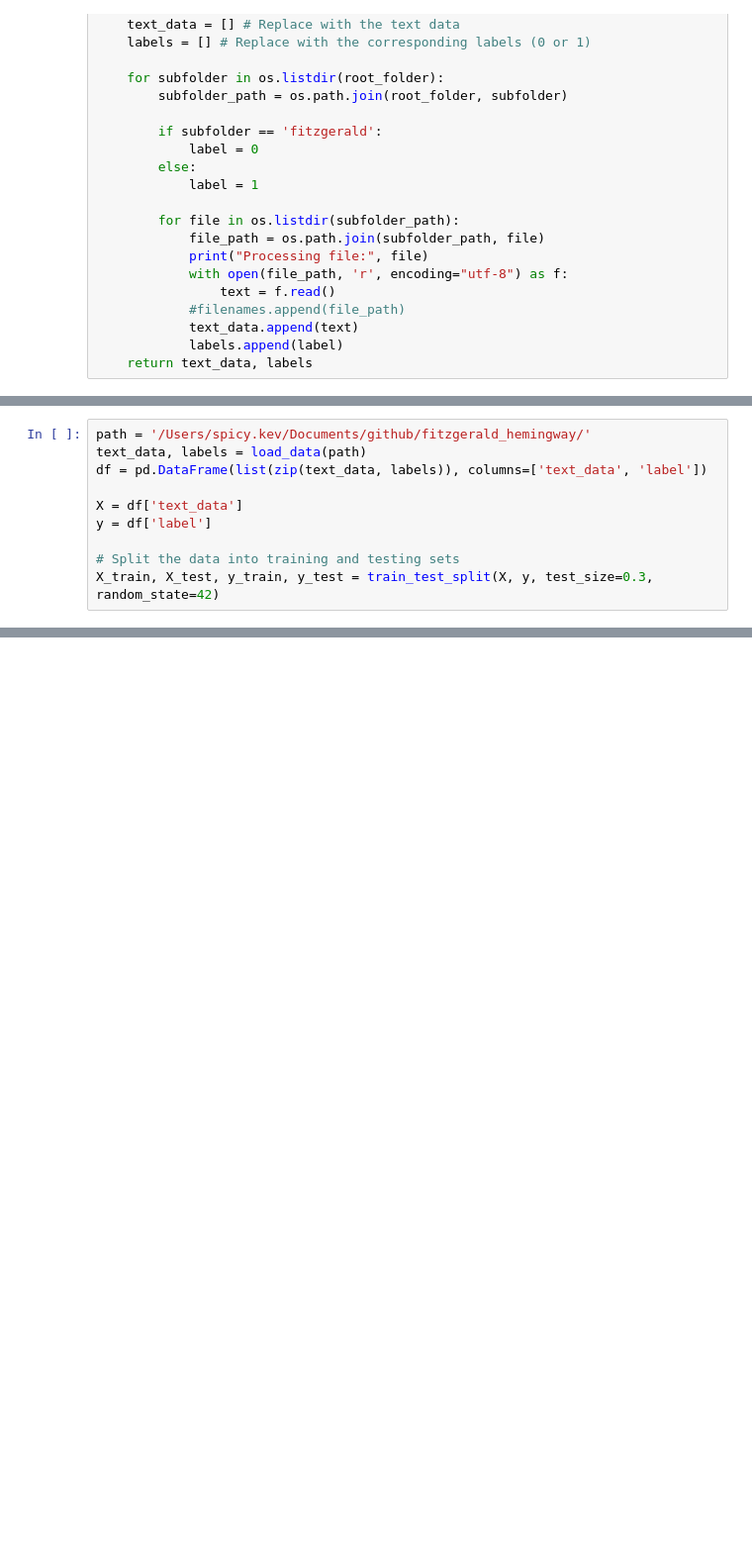
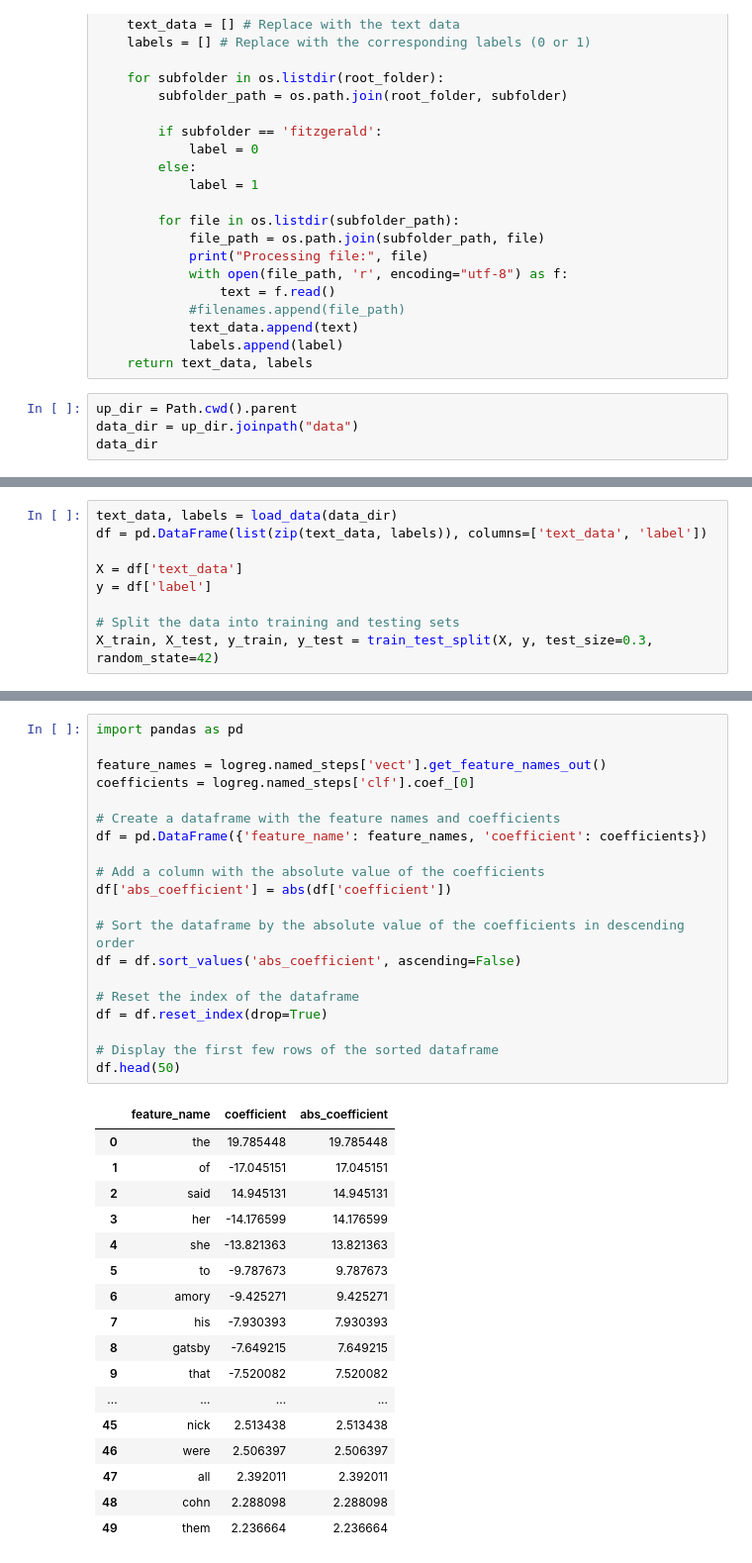
Before and after one commit to kspicer80/fitzgerald_hemingway, a Jupyter notebook: algorithms/logistic_regression.ipynb, the cells around one changed output, grey strips where cells are left out. Shown at 99% size. Saved outputs shown, nothing was run; the diff lists cells and outputs as text; blank space fills up the shorter version.

```diff
--- a/algorithms/logistic_regression.ipynb
+++ b/algorithms/logistic_regression.ipynb
@@ -35,3 +35,7 @@ def load_data(folder_path):
             text_data.append(text)
             labels.append(label)
     return text_data, labels
+# %%
+up_dir = Path.cwd().parent
+data_dir = up_dir.joinpath("data")
+data_dir
@@ -38,6 +44,5 @@ def load_data(folder_path):
 # %%
-path = '/Users/spicy.kev/Documents/github/fitzgerald_hemingway/'
-text_data, labels = load_data(path)
+text_data, labels = load_data(data_dir)
 df = pd.DataFrame(list(zip(text_data, labels)), columns=['text_data', 'label'])
 
 X = df['text_data']
@@ -80,0 +158,38 @@ print(X_train.columns)
+# %%
+import pandas as pd
+
+feature_names = logreg.named_steps['vect'].get_feature_names_out()
+coefficients = logreg.named_steps['clf'].coef_[0]
+
+# Create a dataframe with the feature names and coefficients
+df = pd.DataFrame({'feature_name': feature_names, 'coefficient': coefficients})
+
+# Add a column with the absolute value of the coefficients
+df['abs_coefficient'] = abs(df['coefficient'])
+
+# Sort the dataframe by the absolute value of the coefficients in descending order
+df = df.sort_values('abs_coefficient', ascending=False)
+
+# Reset the index of the dataframe
+df = df.reset_index(drop=True)
+
+# Display the first few rows of the sorted dataframe
+df.head(50)
+# %% [output]
+|  | feature_name | coefficient | abs_coefficient |
+| 0 | the | 19.785448 | 19.785448 |
+| 1 | of | -17.045151 | 17.045151 |
+| 2 | said | 14.945131 | 14.945131 |
+| 3 | her | -14.176599 | 14.176599 |
+| 4 | she | -13.821363 | 13.821363 |
+| 5 | to | -9.787673 | 9.787673 |
+| 6 | amory | -9.425271 | 9.425271 |
+| 7 | his | -7.930393 | 7.930393 |
+| 8 | gatsby | -7.649215 | 7.649215 |
+| 9 | that | -7.520082 | 7.520082 |
+| ... | ... | ... | ... |
+| 45 | nick | 2.513438 | 2.513438 |
+| 46 | were | 2.506397 | 2.506397 |
+| 47 | all | 2.392011 | 2.392011 |
+| 48 | cohn | 2.288098 | 2.288098 |
+| 49 | them | 2.236664 | 2.236664 |
```
Also changed, not shown: parts of 9 cells of this notebook.
